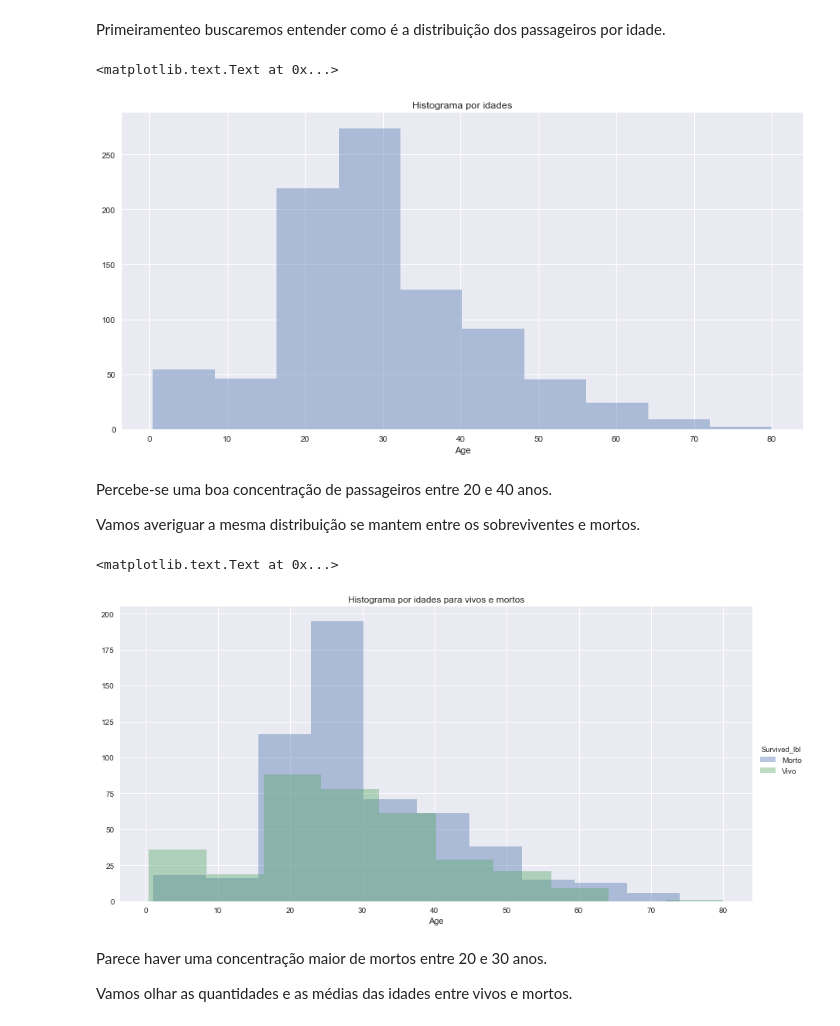
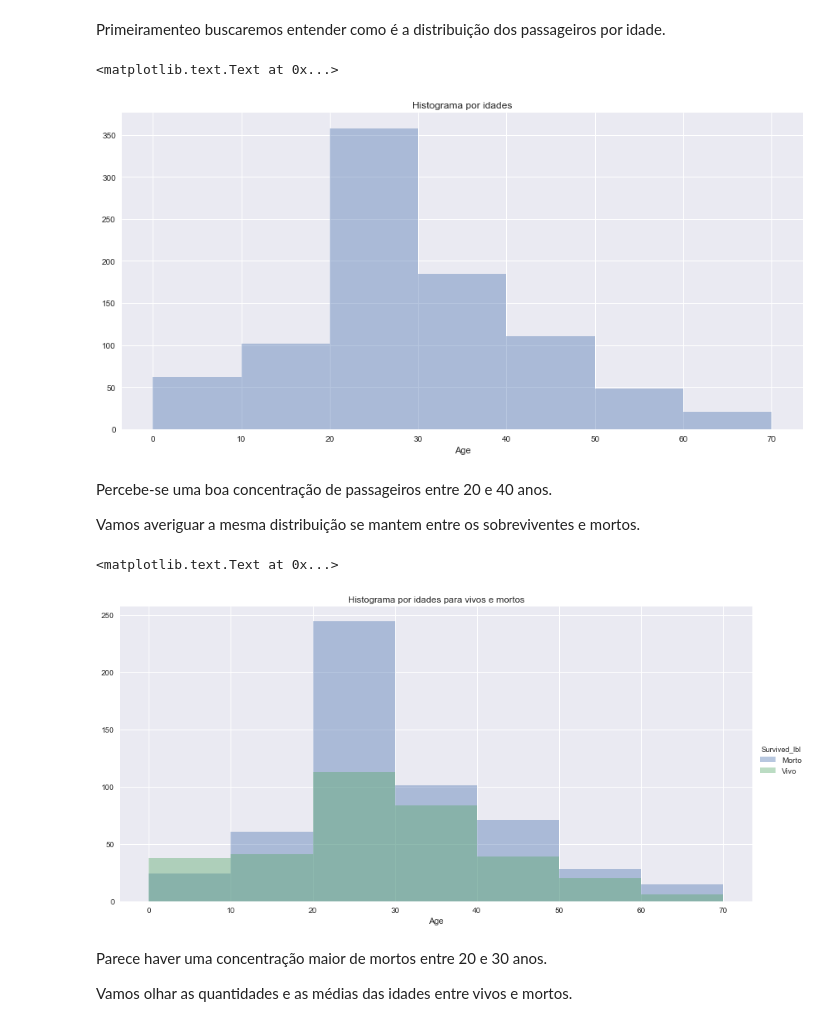
Before and after one commit to sauloguerra/udacity-analise-de-dados, a Jupyter notebook: P2/titanic.ipynb, the cells around one changed output. Cells and saved outputs as stored; diff of their text form; code cells hidden in the pictures.

```diff
--- a/P2/titanic.ipynb
+++ b/P2/titanic.ipynb
@@ -169,25 +170,25 @@ Dadas as considerações acima, partiermos para tentar responder às perguntas.
 Primeiramenteo buscaremos entender como é a distribuição dos passageiros por idade.
 # %%
 histogramas = sns.FacetGrid(titanic_limpo, size=6, aspect=2)
-histogramas.map(sns.distplot,'Age', kde=False, bins=10)
+histogramas.map(sns.distplot,'Age', kde=False, bins=np.arange(0,80,10))
 
 plt.title('Histograma por idades')
 # %% [output]
 <matplotlib.text.Text at 0x...>
-[figure, old version]
+[figure, new version]
 # %% [markdown]
 Percebe-se uma boa concentração de passageiros entre 20 e 40 anos.
 
 Vamos averiguar a mesma distribuição se mantem entre os sobreviventes e mortos.
 # %%
 histogramas = sns.FacetGrid(titanic_limpo, hue="Survived_lbl", size=6, aspect=2)
-histogramas.map(sns.distplot,'Age', kde=False, bins=10)
+histogramas.map(sns.distplot,'Age', kde=False, bins=np.arange(0,80,10))
 histogramas.add_legend()
 
 plt.title('Histograma por idades para vivos e mortos')
 # %% [output]
 <matplotlib.text.Text at 0x...>
-[figure, old version]
+[figure, new version]
 # %% [markdown]
 Parece haver uma concentração maior de mortos entre 20 e 30 anos.
 
```
Also changed, not shown: parts of 30 cells of this notebook, 1 other file.
